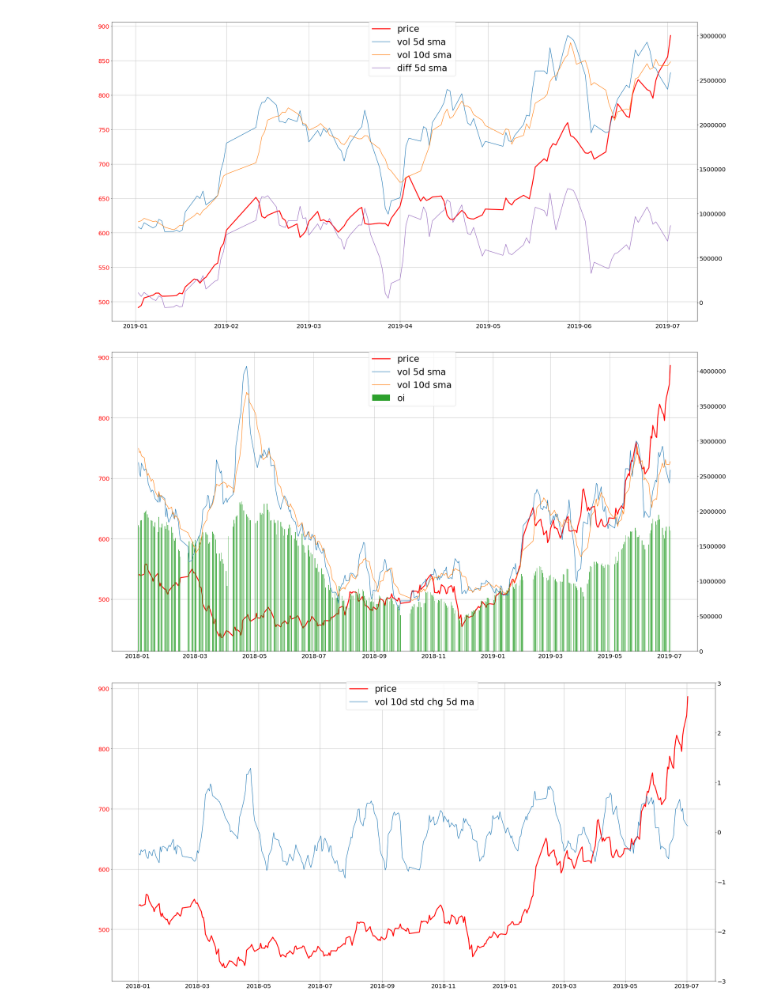
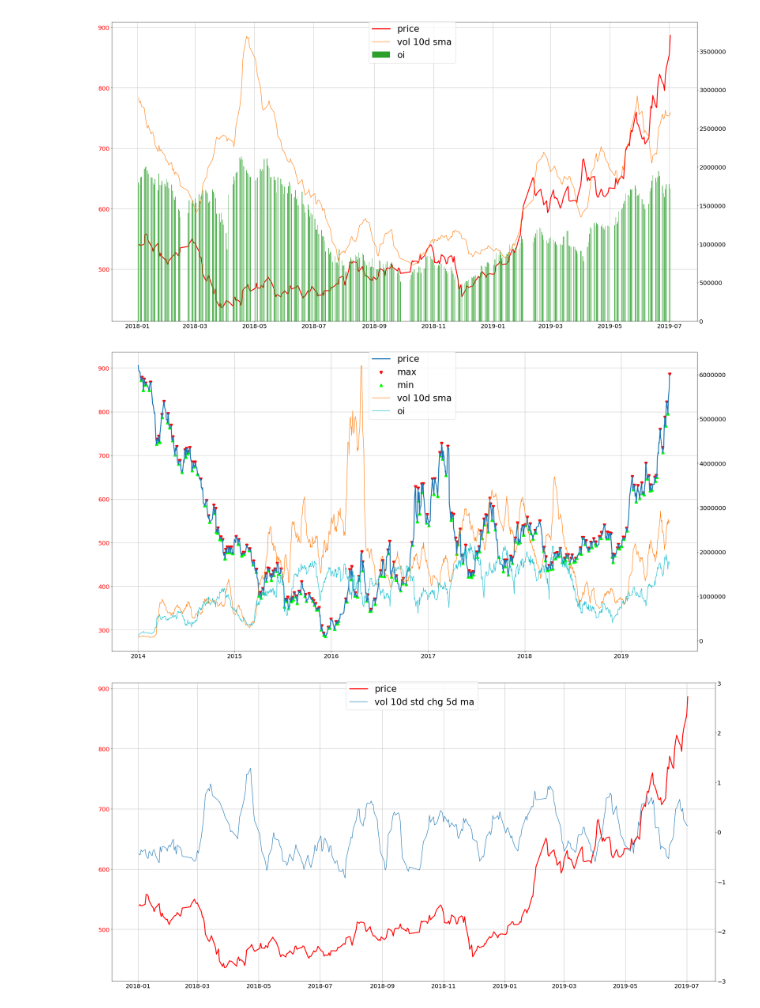
Before and after one commit to zhermin/Tivlon, a Jupyter notebook: tivlon/futures/futures.ipynb, the cells around one changed output. Drawn from its saved outputs; the diff is of its cells as text; code cells hidden in the pictures.

```diff
--- a/tivlon/futures/futures.ipynb
+++ b/tivlon/futures/futures.ipynb
@@ -36,6 +37,13 @@ df["oi 10d sma"] = df["oi"].rolling(10).mean()
 df["diff"] = df["vol"] - df["oi"]
 df["diff 5d sma"] = df["diff"].rolling(5).mean()
 
+# ilocs_min = argrelextrema(df["price"].values, np.less_equal, order=3)[0]
+# ilocs_max = argrelextrema(df["price"].values, np.greater_equal, order=3)[0]
+
+order=2
+df['min'] = df.iloc[argrelextrema(df["price"].values, np.less_equal, order=order)[0]]['price']
+df['max'] = df.iloc[argrelextrema(df["price"].values, np.greater_equal, order=order)[0]]['price']
+
 print(df.tail(5))
 # %% [output]
            date  price  closing        vol         oi  price %chg  \
@@ -58,5 +80,5 @@ print(df.tail(5))
 # %%
-this_df = df[(df['date'] >= '2019-1-1')]
+this_df = df[(df['date'] >= '2018-1-1')]
 fig, ax1 = plt.subplots()
 #plt.xticks(rotation=45)
 
@@ -70,40 +92,45 @@ ax1.grid(True)
 ax2 = ax1.twinx()
 
 #ax2.bar(this_df["date"], this_df["vol"], color="tab:orange", label="vol", width=0.25)
-ax2.plot(this_df["date"], this_df["vol 5d sma"], color="tab:blue", label="vol 5d sma")
+#ax2.plot(this_df["date"], this_df["vol 5d sma"], color="tab:blue", label="vol 5d sma")
 ax2.plot(this_df["date"], this_df["vol 10d sma"], color="tab:orange", label="vol 10d sma")
 #ax2.plot(this_df["date"], this_df["vol 7d sma"], color="tab:pink", label="vol 7d sma")
 #ax2.plot(this_df["date"], this_df["oi"], color="tab:orange", label="oi 5d sma")
 
-#ax2.bar(this_df["date"], this_df["oi 10d sma"], color="tab:green", label="oi 10d sma", width=0.5)
-ax2.plot(this_df["date"], this_df["diff 5d sma"], color="tab:purple", label="diff 5d sma")
+ax2.bar(this_df["date"], this_df["oi"], color="tab:green", label="oi", width=0.5)
+#ax2.plot(this_df["date"], this_df["diff 5d sma"], color="tab:purple", label="diff 5d sma")
 
 fig.tight_layout()
 fig.legend(loc=9, prop={'size': 30})
 plt.show()
 # %% [output]
-[figure, old version]
+[figure, new version]
 # %%
-this_df = df[(df['date'] >= '2018-1-1')]
+this_df = df[(df['date'] >= '2014-1-1')]
 fig, ax1 = plt.subplots()
 
 color="red"
-ax1.plot(this_df["date"], this_df["price"], color=color, linewidth=3, label="price")
+ax1.plot(this_df["date"], this_df["price"], color="tab:blue", linewidth=3, label="price")
+ax1.scatter(this_df["date"], this_df["max"], lw=5, color="red", marker="v")
+ax1.scatter(this_df["date"], this_df["min"], lw=5, color="lime", marker="^")
+
 ax1.tick_params(axis='y', labelcolor=color)
 ax1.grid(True)
 
 ax2 = ax1.twinx()
 
-ax2.plot(this_df["date"], this_df["vol sma"], color="tab:blue", label="vol 5d sma")
+#ax2.plot(this_df["date"], this_df["vol sma"], color="tab:blue", label="vol 5d sma")
+
 ax2.plot(this_df["date"], this_df["vol 10d sma"], color="tab:orange", label="vol 10d sma")
-ax2.bar(this_df["date"], this_df["oi"], color="tab:green", label="oi", width=0.5)
+ax2.plot(this_df["date"], this_df["oi"], color="tab:cyan", label="oi")
+
 #ax2.bar(this_df["date"], this_df["vol std"], color="tab:green", label="vol 5d std", width=0.5)
 
 fig.tight_layout()
 fig.legend(loc=9, prop={'size': 30})
 plt.show()
 # %% [output]
-[figure, old version]
+[figure, new version]
 # %%
 this_df = df[(df['date'] >= '2018-1-1')]
 fig, ax1 = plt.subplots()
```
Also changed, not shown: parts of 3 cells of this notebook.
